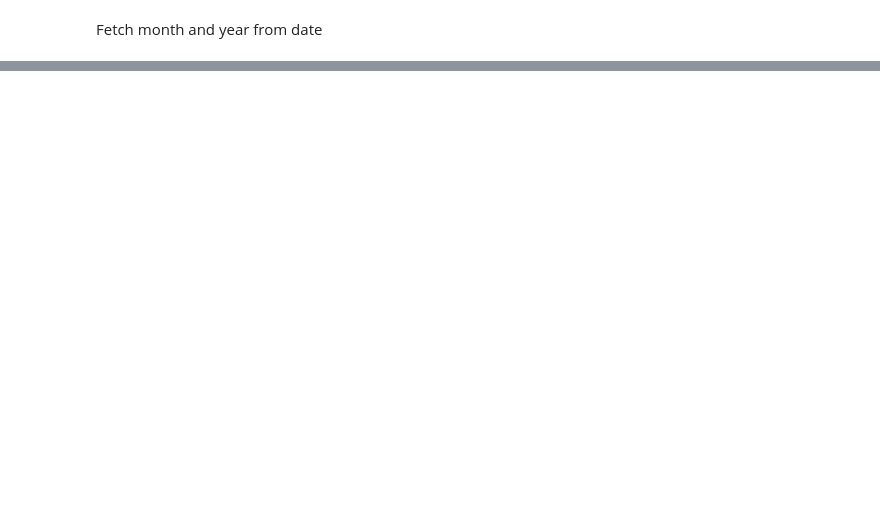
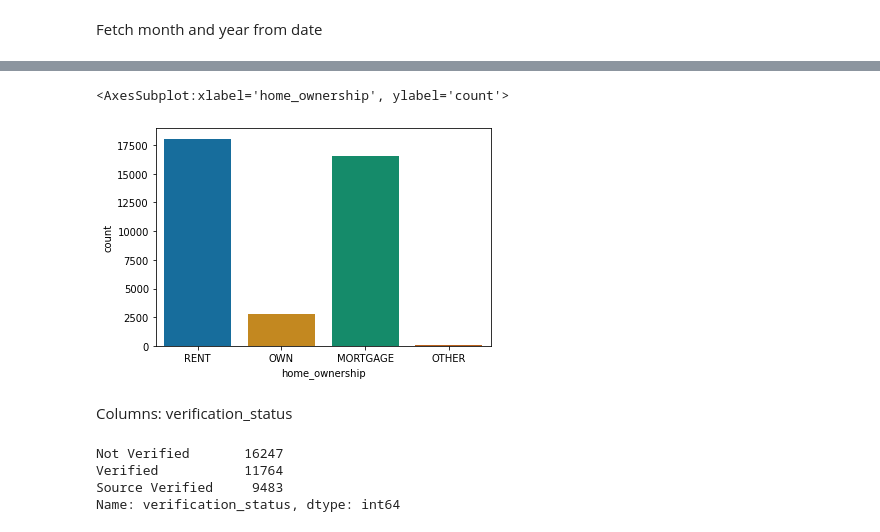
Before and after one commit to sidshrivastav/LendingClubCaseStudy, a Jupyter notebook: siddhant_shrivastav.ipynb, the cells around one changed output, grey strips where cells are left out. Saved outputs shown, nothing was run; the diff lists cells and outputs as text; code cells hidden in the pictures; blank space fills up the shorter version.

```diff
--- a/siddhant_shrivastav.ipynb
+++ b/siddhant_shrivastav.ipynb
@@ -275,0 +388,14 @@ We can see that there are oultiers in annual_inc, open_acc, total_acc and revol_
+# %%
+sns.countplot(data=df, x="home_ownership")
+# %% [output]
+<AxesSubplot:xlabel='home_ownership', ylabel='count'>
+[figure, added]
+# %% [markdown]
+Columns: verification_status
+# %%
+df.verification_status.value_counts()
+# %% [output]
+Not Verified       16247
+Verified           11764
+Source Verified     9483
+Name: verification_status, dtype: int64
```
Also changed, not shown: parts of 60 cells of this notebook.
